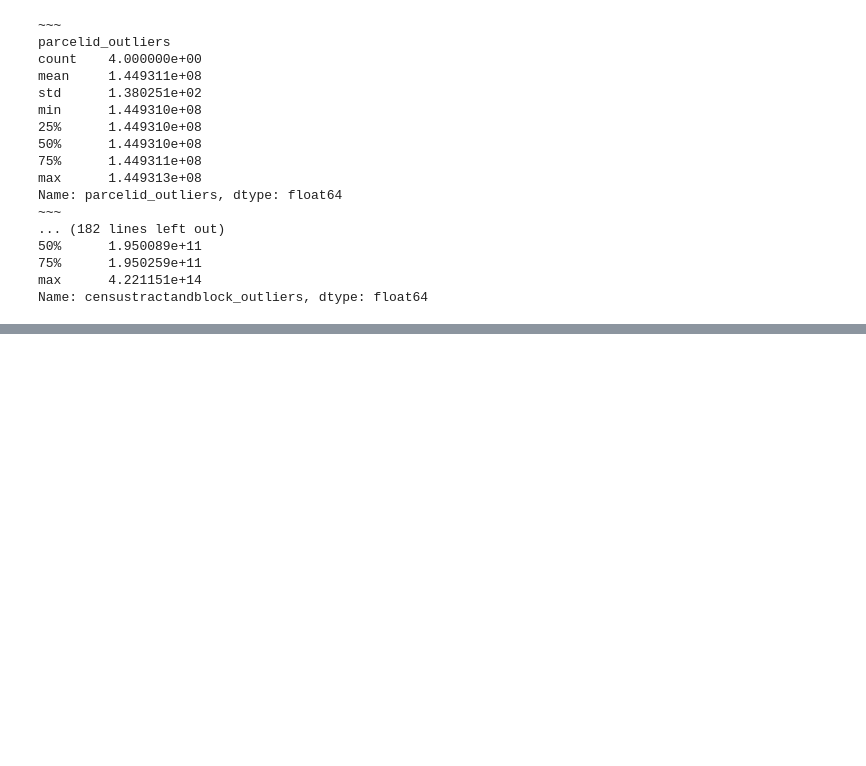
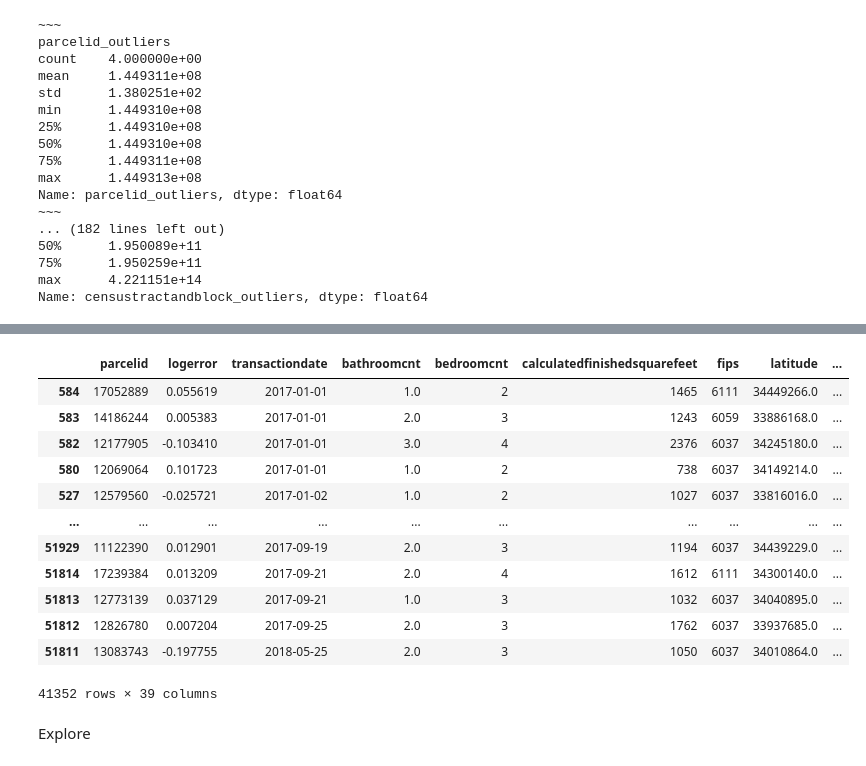
Before and after one commit to Jason-R-Turner/zillow_zestimate_errors_proj, a Jupyter notebook: initial_report.ipynb, the cells around one changed output, grey strips where cells are left out. Cells and saved outputs as stored; diff of their text form; code cells hidden in the pictures; blank space fills up the shorter version.

```diff
--- a/initial_report.ipynb
+++ b/initial_report.ipynb
@@ -619,0 +717,27 @@ Name: censustractandblock_outliers, dtype: float64
+# %%
+z_df.drop(z_df.index[z_df['bathroomcnt_outliers'] != 0], inplace=True)
+z_df.drop(z_df.index[z_df['bedroomcnt_outliers'] != 0], inplace=True)
+z_df.drop(z_df.index[z_df['calculatedfinishedsquarefeet_outliers'] != 0], inplace=True)
+z_df.drop(z_df.index[z_df['lotsizesquarefeet_outliers'] != 0], inplace=True)
+z_df.drop(z_df.index[z_df['structuretaxvaluedollarcnt_outliers'] != 0], inplace=True)
+z_df.drop(z_df.index[z_df['taxvaluedollarcnt_outliers'] != 0], inplace=True)
+z_df.drop(z_df.index[z_df['landtaxvaluedollarcnt_outliers'] != 0], inplace=True)
+z_df.drop(z_df.index[z_df['taxamount_outliers'] != 0], inplace=True)
+
+z_df
+# %% [output]
+|  | parcelid | logerror | transactiondate | bathroomcnt | bedroomcnt | calculatedfinishedsquarefeet | fips | latitude | ... |
+| 584 | 17052889 | 0.055619 | 2017-01-01 | 1.0 | 2 | 1465 | 6111 | 34449266.0 | ... |
+| 583 | 14186244 | 0.005383 | 2017-01-01 | 2.0 | 3 | 1243 | 6059 | 33886168.0 | ... |
+| 582 | 12177905 | -0.103410 | 2017-01-01 | 3.0 | 4 | 2376 | 6037 | 34245180.0 | ... |
+| 580 | 12069064 | 0.101723 | 2017-01-01 | 1.0 | 2 | 738 | 6037 | 34149214.0 | ... |
+| 527 | 12579560 | -0.025721 | 2017-01-02 | 1.0 | 2 | 1027 | 6037 | 33816016.0 | ... |
+| ... | ... | ... | ... | ... | ... | ... | ... | ... | ... |
+| 51929 | 11122390 | 0.012901 | 2017-09-19 | 2.0 | 3 | 1194 | 6037 | 34439229.0 | ... |
+| 51814 | 17239384 | 0.013209 | 2017-09-21 | 2.0 | 4 | 1612 | 6111 | 34300140.0 | ... |
+| 51813 | 12773139 | 0.037129 | 2017-09-21 | 1.0 | 3 | 1032 | 6037 | 34040895.0 | ... |
+| 51812 | 12826780 | 0.007204 | 2017-09-25 | 2.0 | 3 | 1762 | 6037 | 33937685.0 | ... |
+| 51811 | 13083743 | -0.197755 | 2018-05-25 | 2.0 | 3 | 1050 | 6037 | 34010864.0 | ... |
+41352 rows × 39 columns
+# %% [markdown]
+Explore
```
Also changed, not shown: parts of 13 cells of this notebook.
